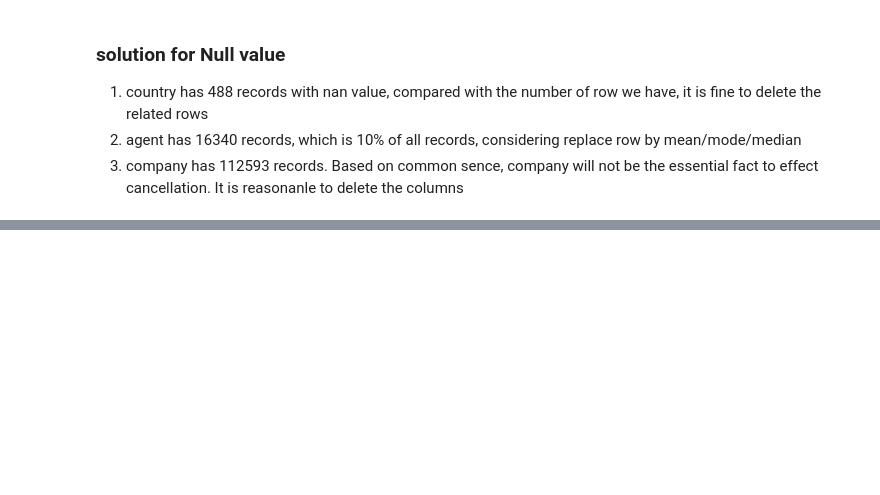
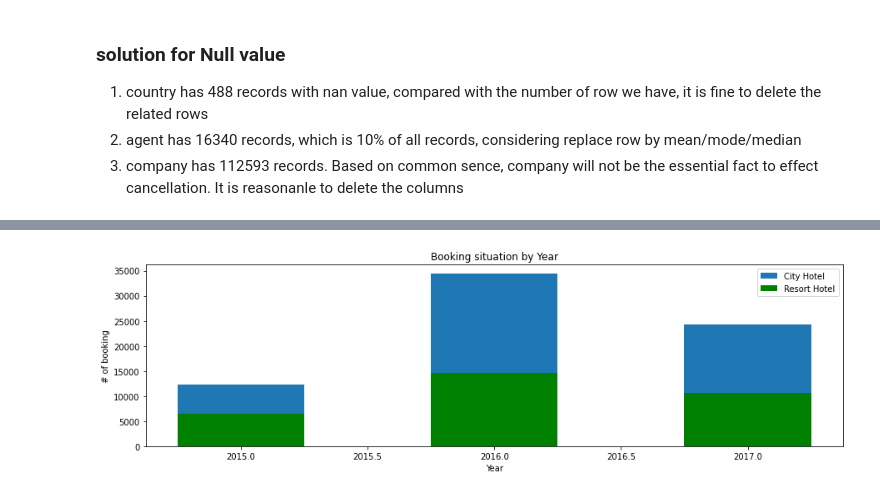
Before and after one commit to MengSui0218/CS668-2021-MS, a Jupyter notebook: EDA.ipynb, the cells around one changed output, grey strips where cells are left out. Cells and saved outputs as stored; diff of their text form; code cells hidden in the pictures; blank space fills up the shorter version.

```diff
--- a/EDA.ipynb
+++ b/EDA.ipynb
@@ -113,3 +156,17 @@ df_Null.to_csv(f'{cwd}/clean_data.csv')
+# %%
+booking_yr = pd.pivot_table(df_Null, values = 'is_canceled', columns = ['hotel'], index=['arrival_date_year'], aggfunc='count')
+
+fig, ax = plt.subplots(figsize = (15,4))
+labels = booking_yr.index
+ax.bar(labels,booking_yr['City Hotel'], label = 'City Hotel', width=0.5)
+ax.bar(labels,booking_yr['Resort Hotel'], label = 'Resort Hotel',width=0.5,color = 'g')
+ax.set_ylabel('# of booking')
+ax.set_xlabel('Year')
+ax.set_title('Booking situation by Year')
+ax.legend()
+plt.show()
+# %% [output]
+[figure, added]
 # %%
 # booking demond by country
 # booking demond by room type
```
Also changed, not shown: parts of 8 cells of this notebook, 1 other file.
